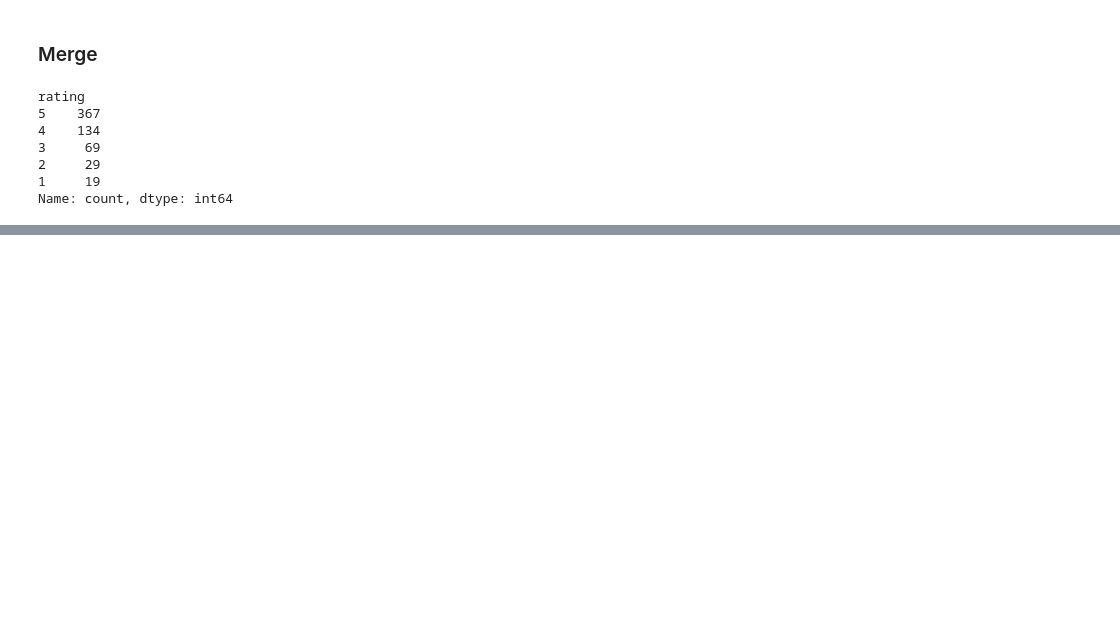
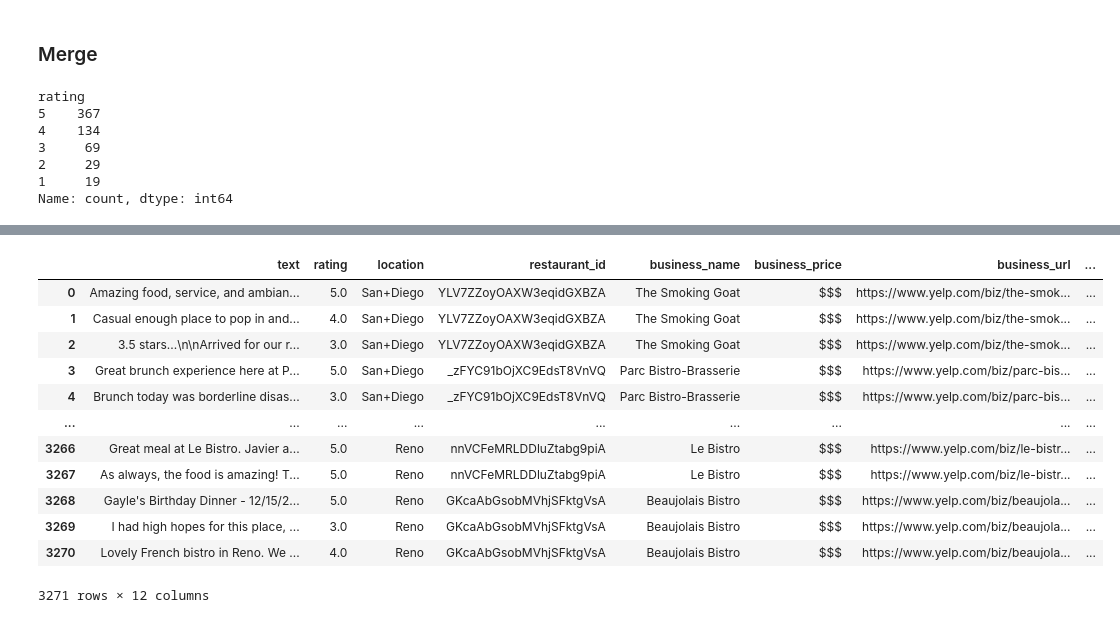
Before and after one commit to Alex-brss/NLP_Data_Exploration_and_Modeling, a Jupyter notebook: scraping.ipynb, the cells around one changed output, grey strips where cells are left out. Cells and saved outputs as stored; diff of their text form; code cells hidden in the pictures; blank space fills up the shorter version.

```diff
--- a/scraping.ipynb
+++ b/scraping.ipynb
@@ -403,0 +315,16 @@ Name: count, dtype: int64
+# %%
+output_df
+# %% [output]
+|  | text | rating | location | restaurant_id | business_name | business_price | business_url | ... |
+| 0 | Amazing food, service, and ambian... | 5.0 | San+Diego | YLV7ZZoyOAXW3eqidGXBZA | The Smoking Goat | $$$ | https://www.yelp.com/biz/the-smok... | ... |
+| 1 | Casual enough place to pop in and... | 4.0 | San+Diego | YLV7ZZoyOAXW3eqidGXBZA | The Smoking Goat | $$$ | https://www.yelp.com/biz/the-smok... | ... |
+| 2 | 3.5 stars...\n\nArrived for our r... | 3.0 | San+Diego | YLV7ZZoyOAXW3eqidGXBZA | The Smoking Goat | $$$ | https://www.yelp.com/biz/the-smok... | ... |
+| 3 | Great brunch experience here at P... | 5.0 | San+Diego | _zFYC91bOjXC9EdsT8VnVQ | Parc Bistro-Brasserie | $$$ | https://www.yelp.com/biz/parc-bis... | ... |
+| 4 | Brunch today was borderline disas... | 3.0 | San+Diego | _zFYC91bOjXC9EdsT8VnVQ | Parc Bistro-Brasserie | $$$ | https://www.yelp.com/biz/parc-bis... | ... |
+| ... | ... | ... | ... | ... | ... | ... | ... | ... |
+| 3266 | Great meal at Le Bistro. Javier a... | 5.0 | Reno | nnVCFeMRLDDluZtabg9piA | Le Bistro | $$$ | https://www.yelp.com/biz/le-bistr... | ... |
+| 3267 | As always, the food is amazing! T... | 5.0 | Reno | nnVCFeMRLDDluZtabg9piA | Le Bistro | $$$ | https://www.yelp.com/biz/le-bistr... | ... |
+| 3268 | Gayle's Birthday Dinner - 12/15/2... | 5.0 | Reno | GKcaAbGsobMVhjSFktgVsA | Beaujolais Bistro | $$$ | https://www.yelp.com/biz/beaujola... | ... |
+| 3269 | I had high hopes for this place, ... | 3.0 | Reno | GKcaAbGsobMVhjSFktgVsA | Beaujolais Bistro | $$$ | https://www.yelp.com/biz/beaujola... | ... |
+| 3270 | Lovely French bistro in Reno. We ... | 4.0 | Reno | GKcaAbGsobMVhjSFktgVsA | Beaujolais Bistro | $$$ | https://www.yelp.com/biz/beaujola... | ... |
+3271 rows × 12 columns
```
Also changed, not shown: parts of 35 cells of this notebook, 1 other file.
